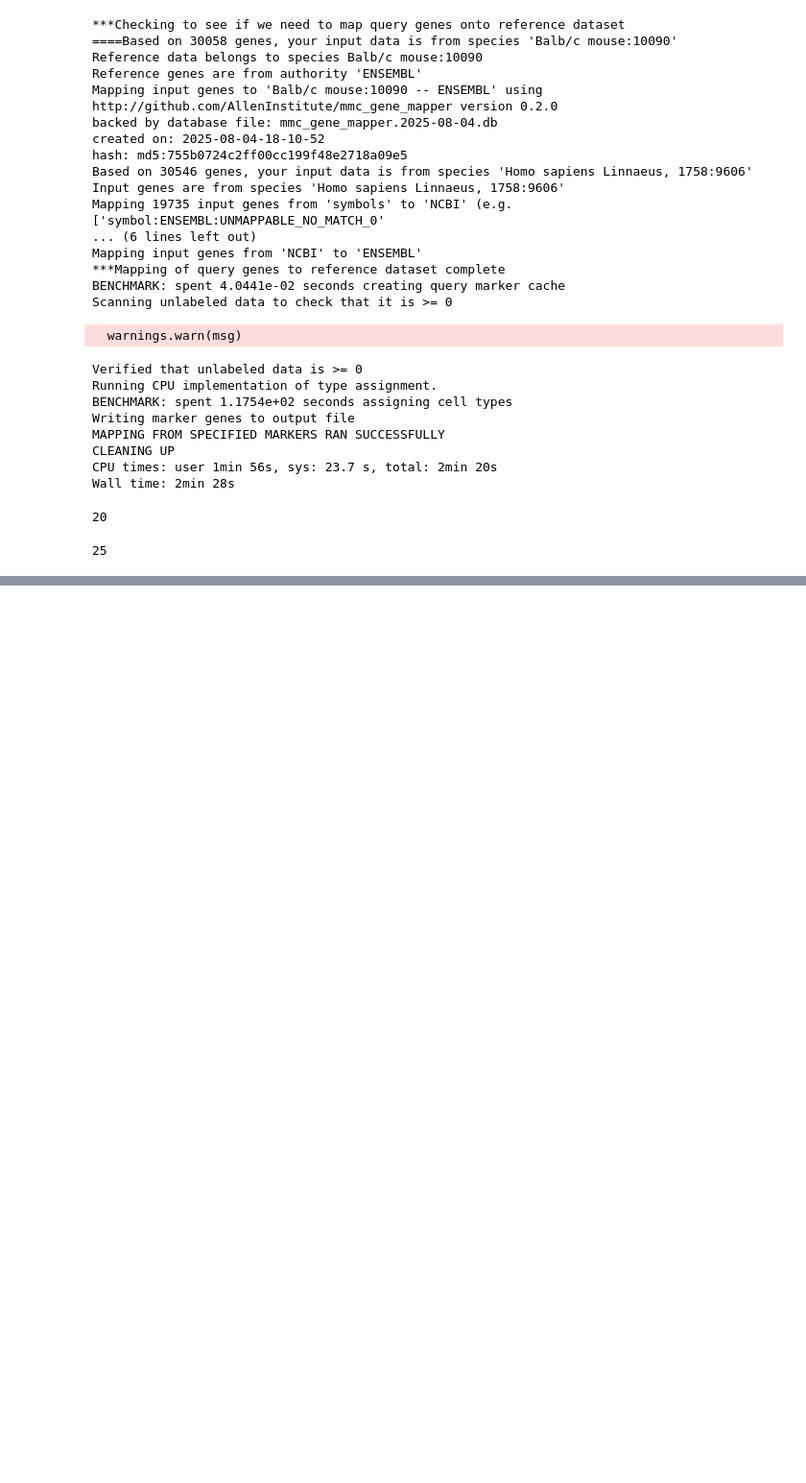
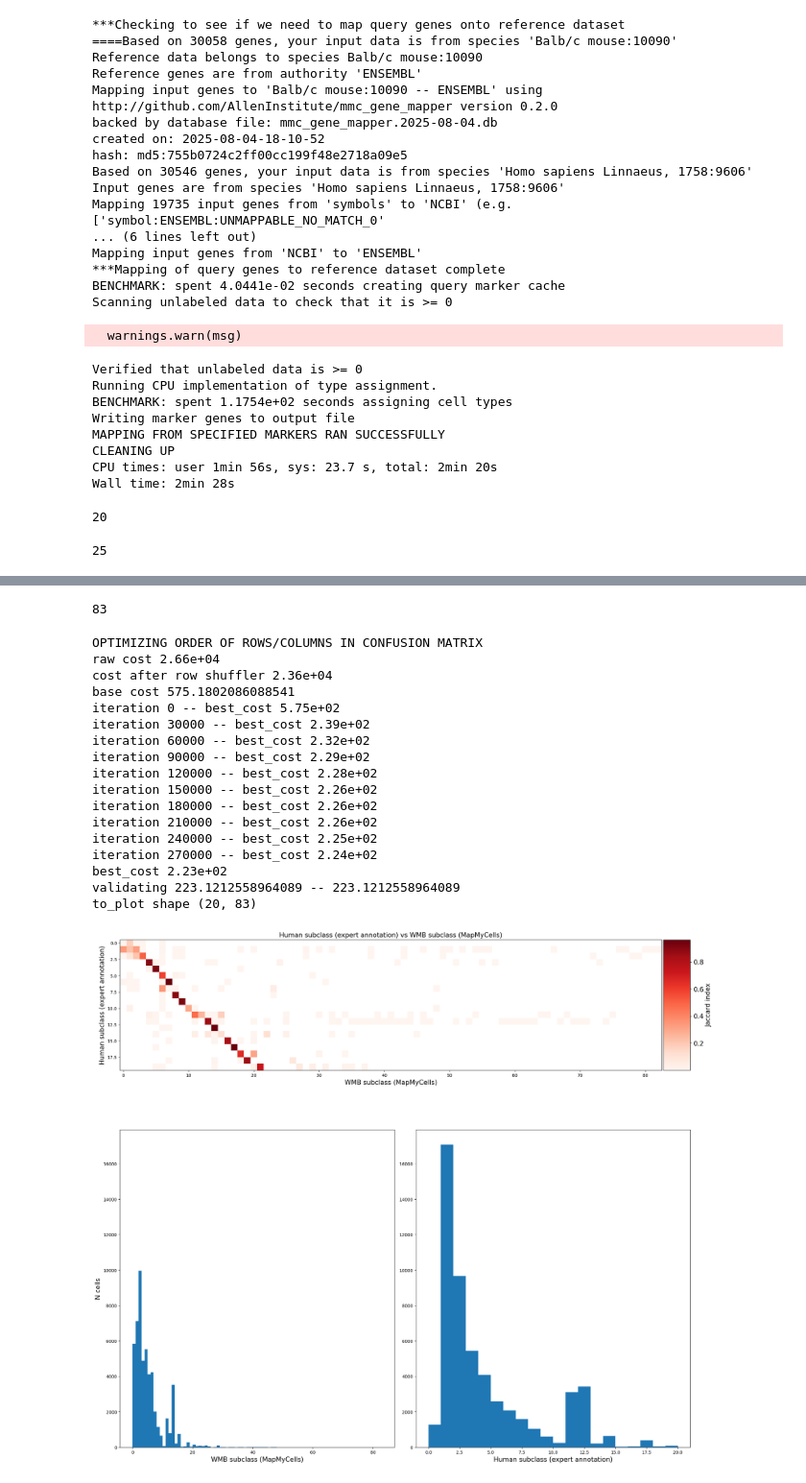
Before and after one commit to AllenInstitute/cell_type_mapper, a Jupyter notebook: examples/mapping_motor_cortex_taxonomy.ipynb, the cells around one changed output, grey strips where cells are left out. Shown at 96% size. Saved outputs shown, nothing was run; the diff lists cells and outputs as text; code cells hidden in the pictures; blank space fills up the shorter version.

```diff
--- a/examples/mapping_motor_cortex_taxonomy.ipynb
+++ b/examples/mapping_motor_cortex_taxonomy.ipynb
@@ -1356,0 +1466,2 @@ validating 5.789125800906824 -- 5.789125800906824 -- 6.204661524133197
+# %%
+human_to_wmb_mapping_path = data_dir / 'human_to_wmb_mapping.json'
@@ -1356,0 +1543,8 @@ validating 5.789125800906824 -- 5.789125800906824 -- 6.204661524133197
+# %%
+with open(human_to_wmb_mapping_path, 'rb') as src:
+    human_to_wmb = json.load(src)
+# %%
+wmb_assignment_set = set([cell['CCN20230722_SUBC']['assignment'] for cell in human_to_wmb['results']])
+print(len(wmb_assignment_set))
+# %% [output]
+83
@@ -1356,0 +1555,39 @@ validating 5.789125800906824 -- 5.789125800906824 -- 6.204661524133197
+# %%
+wmb_taxonomy_tree = taxonomy_module.TaxonomyTree(data=human_to_wmb['taxonomy_tree'])
+# %%
+wmb_assignments = [
+    wmb_taxonomy_tree.label_to_name(
+        level='CCN20230722_SUBC',
+        label=cell['CCN20230722_SUBC']['assignment']
+    )
+    for cell in human_to_wmb['results']
+]
+# %%
+plot_confusion_matrix(
+    row_assignments=human_assignments,
+    col_assignments=wmb_assignments,
+    row_axis_label='Human subclass (expert annotation)',
+    col_axis_label='WMB subclass (MapMyCells)',
+    fontsize=15,
+    label_elements=False,
+    order_wgt=0.05
+)
+# %% [output]
+OPTIMIZING ORDER OF ROWS/COLUMNS IN CONFUSION MATRIX
+raw cost 2.66e+04
+cost after row shuffler 2.36e+04
+base cost 575.1802086088541
+iteration 0 -- best_cost 5.75e+02
+iteration 30000 -- best_cost 2.39e+02
+iteration 60000 -- best_cost 2.32e+02
+iteration 90000 -- best_cost 2.29e+02
+iteration 120000 -- best_cost 2.28e+02
+iteration 150000 -- best_cost 2.26e+02
+iteration 180000 -- best_cost 2.26e+02
+iteration 210000 -- best_cost 2.26e+02
+iteration 240000 -- best_cost 2.25e+02
+iteration 270000 -- best_cost 2.24e+02
+best_cost 2.23e+02
+validating 223.1212558964089 -- 223.1212558964089
+to_plot shape (20, 83)
+[figure, added]
```
Also changed, not shown: parts of 18 cells of this notebook.
